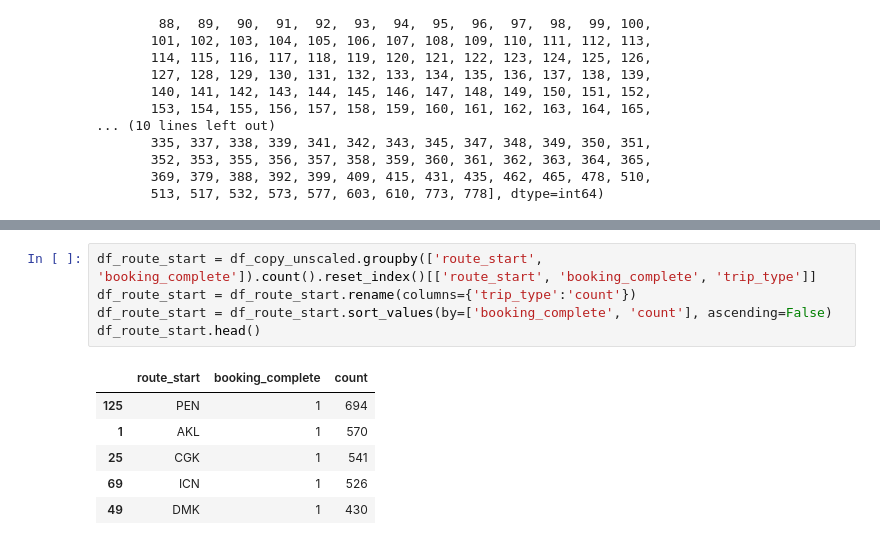
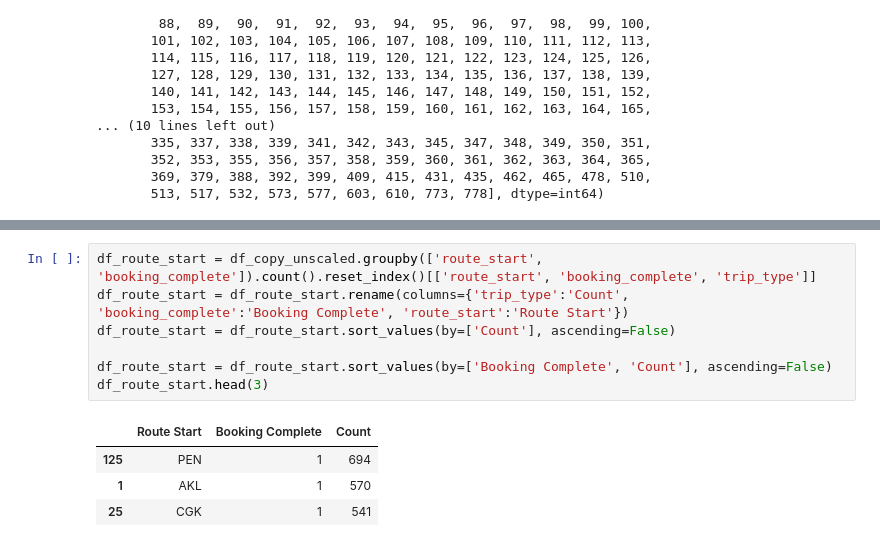
Before and after one commit to nug1209/British_Airways_Virtual-Experience, a Jupyter notebook: Task_2_Customer_Booking_Prediction.ipynb, the cells around one changed output, grey strips where cells are left out. Cells and saved outputs as stored; diff of their text form.

```diff
--- a/Task_2_Customer_Booking_Prediction.ipynb
+++ b/Task_2_Customer_Booking_Prediction.ipynb
@@ -1005,12 +1014,12 @@ df.head(3)
 # %%
 df_route_start = df_copy_unscaled.groupby(['route_start', 'booking_complete']).count().reset_index()[['route_start', 'booking_complete', 'trip_type']]
-df_route_start = df_route_start.rename(columns={'trip_type':'count'})
-df_route_start = df_route_start.sort_values(by=['booking_complete', 'count'], ascending=False)
-df_route_start.head()
+df_route_start = df_route_start.rename(columns={'trip_type':'Count', 'booking_complete':'Booking Complete', 'route_start':'Route Start'})
+df_route_start = df_route_start.sort_values(by=['Count'], ascending=False)
+
+df_route_start = df_route_start.sort_values(by=['Booking Complete', 'Count'], ascending=False)
+df_route_start.head(3)
 # %% [output]
-|  | route_start | booking_complete | count |
+|  | Route Start | Booking Complete | Count |
 | 125 | PEN | 1 | 694 |
 | 1 | AKL | 1 | 570 |
 | 25 | CGK | 1 | 541 |
-| 69 | ICN | 1 | 526 |
-| 49 | DMK | 1 | 430 |
```
Also changed, not shown: parts of 20 cells of this notebook, 1 other file.
